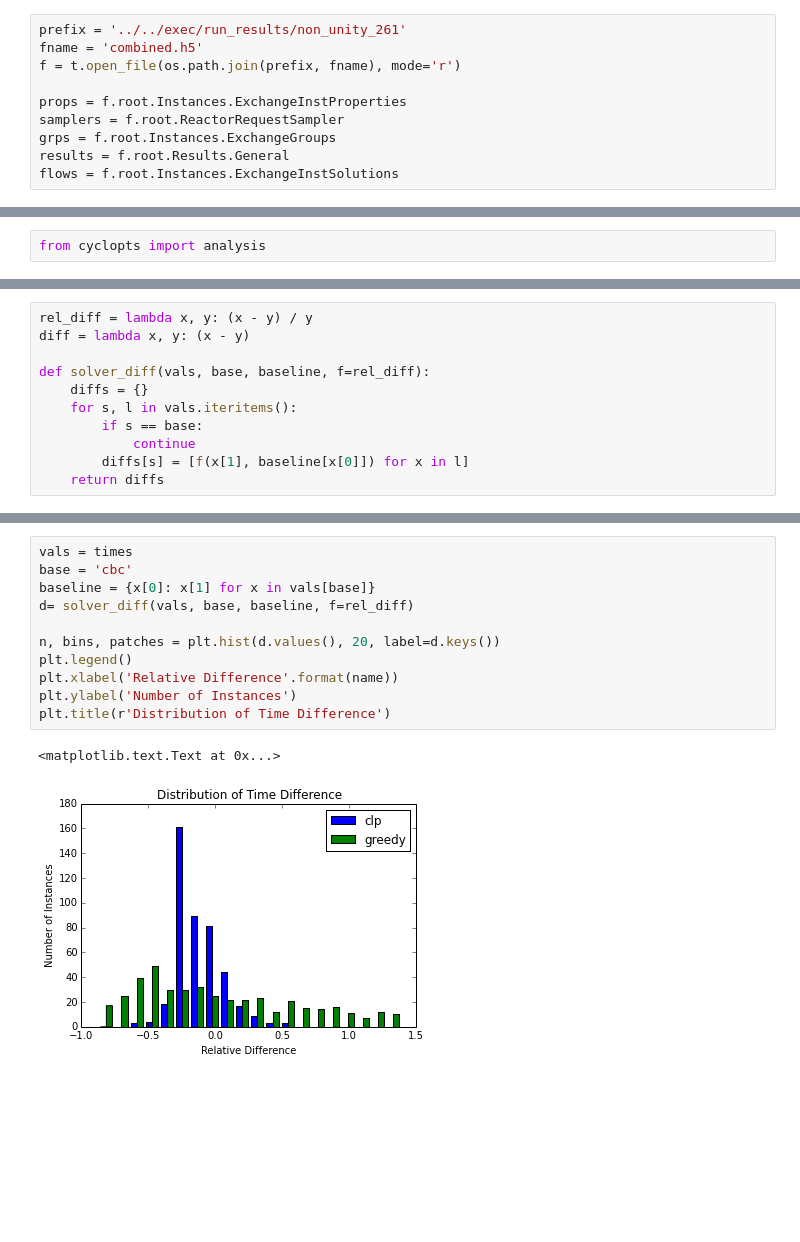
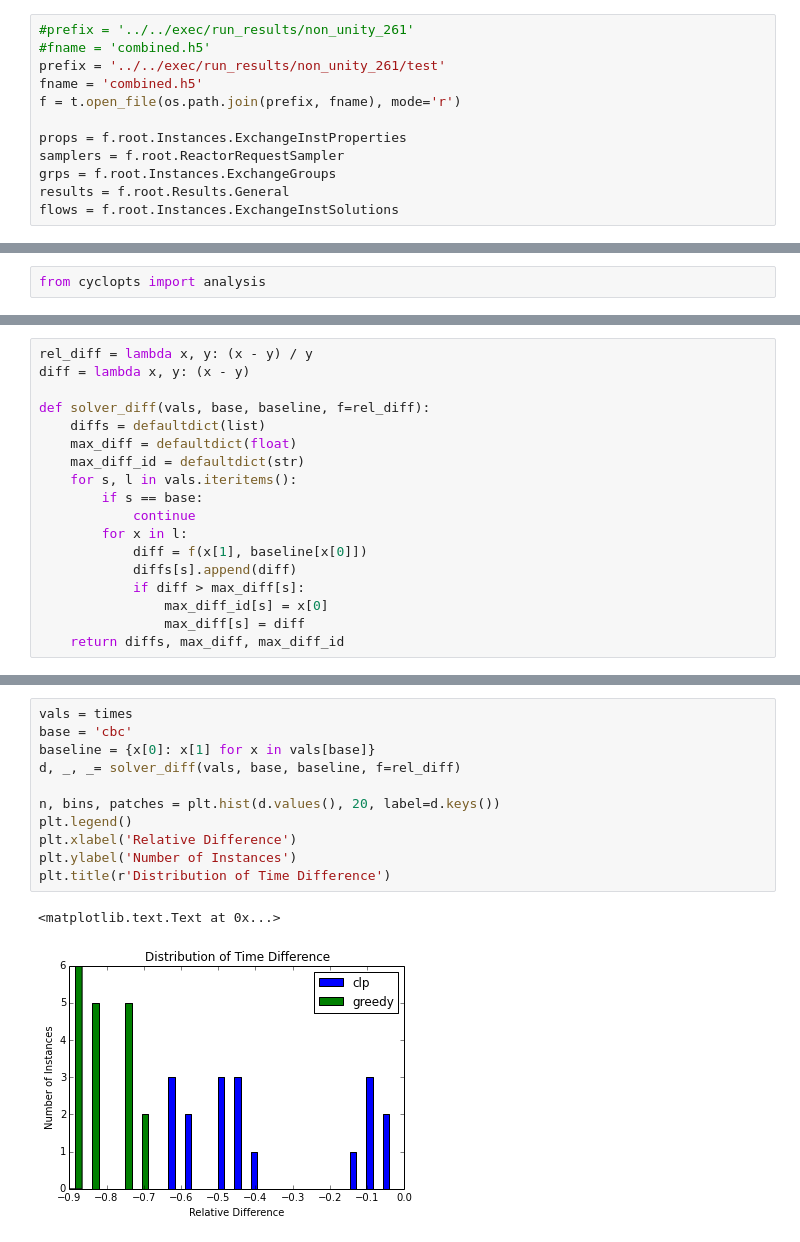
Before and after one commit to gidden/cyclopts, a Jupyter notebook: nbs/output.ipynb, the cells around one changed output, grey strips where cells are left out. Cells and saved outputs as stored; diff of their text form; blank space fills up the shorter version.

```diff
--- a/nbs/output.ipynb
+++ b/nbs/output.ipynb
@@ -19,7 +20,9 @@ import os
 The autoreload extension is already loaded. To reload it, use:
   %reload_ext autoreload
 # %%
-prefix = '../../exec/run_results/non_unity_261'
+#prefix = '../../exec/run_results/non_unity_261'
+#fname = 'combined.h5'
+prefix = '../../exec/run_results/non_unity_261/test'
 fname = 'combined.h5'
 f = t.open_file(os.path.join(prefix, fname), mode='r')
 
@@ -176,12 +179,19 @@ rel_diff = lambda x, y: (x - y) / y
 diff = lambda x, y: (x - y)
 
 def solver_diff(vals, base, baseline, f=rel_diff):
-    diffs = {}
+    diffs = defaultdict(list)
+    max_diff = defaultdict(float)
+    max_diff_id = defaultdict(str)
     for s, l in vals.iteritems():
         if s == base:
             continue
-        diffs[s] = [f(x[1], baseline[x[0]]) for x in l]
-    return diffs
+        for x in l:
+            diff = f(x[1], baseline[x[0]])
+            diffs[s].append(diff)
+            if diff > max_diff[s]:
+                max_diff_id[s] = x[0]
+                max_diff[s] = diff
+    return diffs, max_diff, max_diff_id
 # %%
 vals = objectives
 base = 'cbc'
@@ -199,14 +209,14 @@ plt.title(r'Distribution of Objective Difference')
 # %%
 vals = times
 base = 'cbc'
 baseline = {x[0]: x[1] for x in vals[base]}
-d= solver_diff(vals, base, baseline, f=rel_diff)
+d, _, _= solver_diff(vals, base, baseline, f=rel_diff)
 
 n, bins, patches = plt.hist(d.values(), 20, label=d.keys())
 plt.legend()
-plt.xlabel('Relative Difference'.format(name))
+plt.xlabel('Relative Difference')
 plt.ylabel('Number of Instances')
 plt.title(r'Distribution of Time Difference')
 # %% [output]
 <matplotlib.text.Text at 0x...>
-[figure, old version]
+[figure, new version]
```
Also changed, not shown: parts of 15 cells of this notebook, 2 other files.
